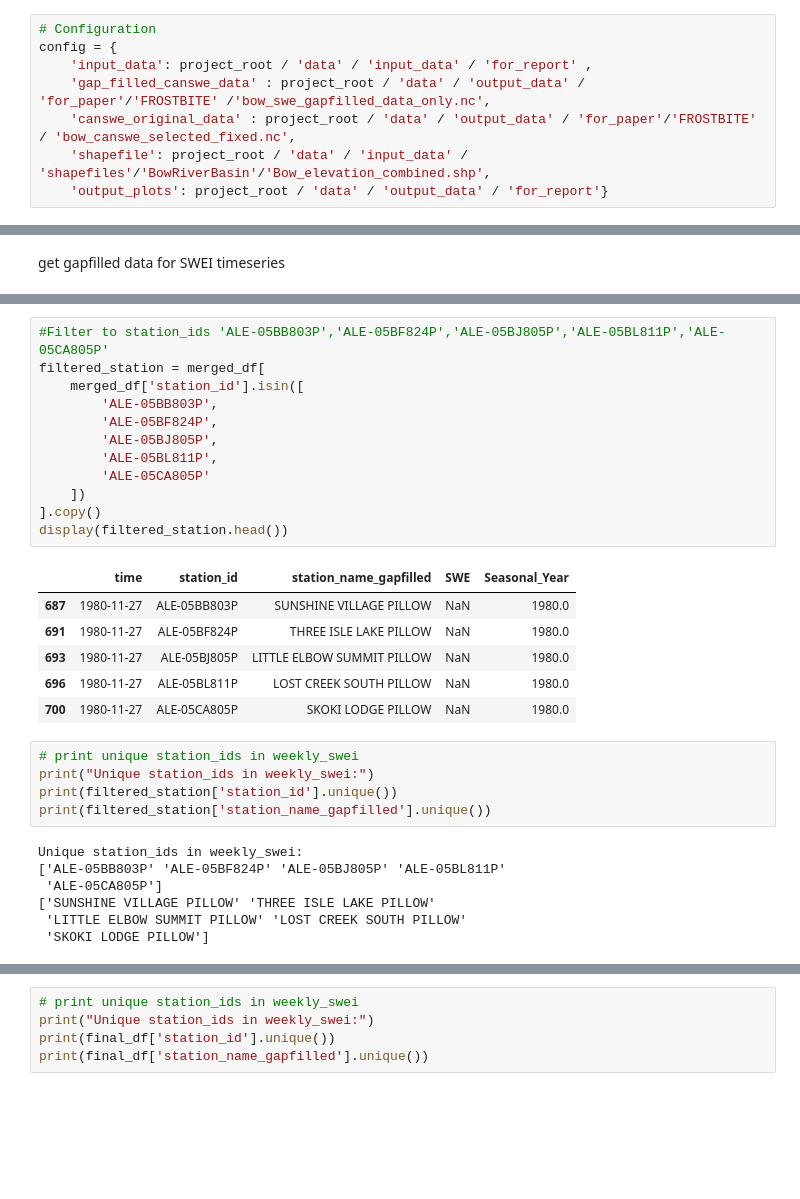
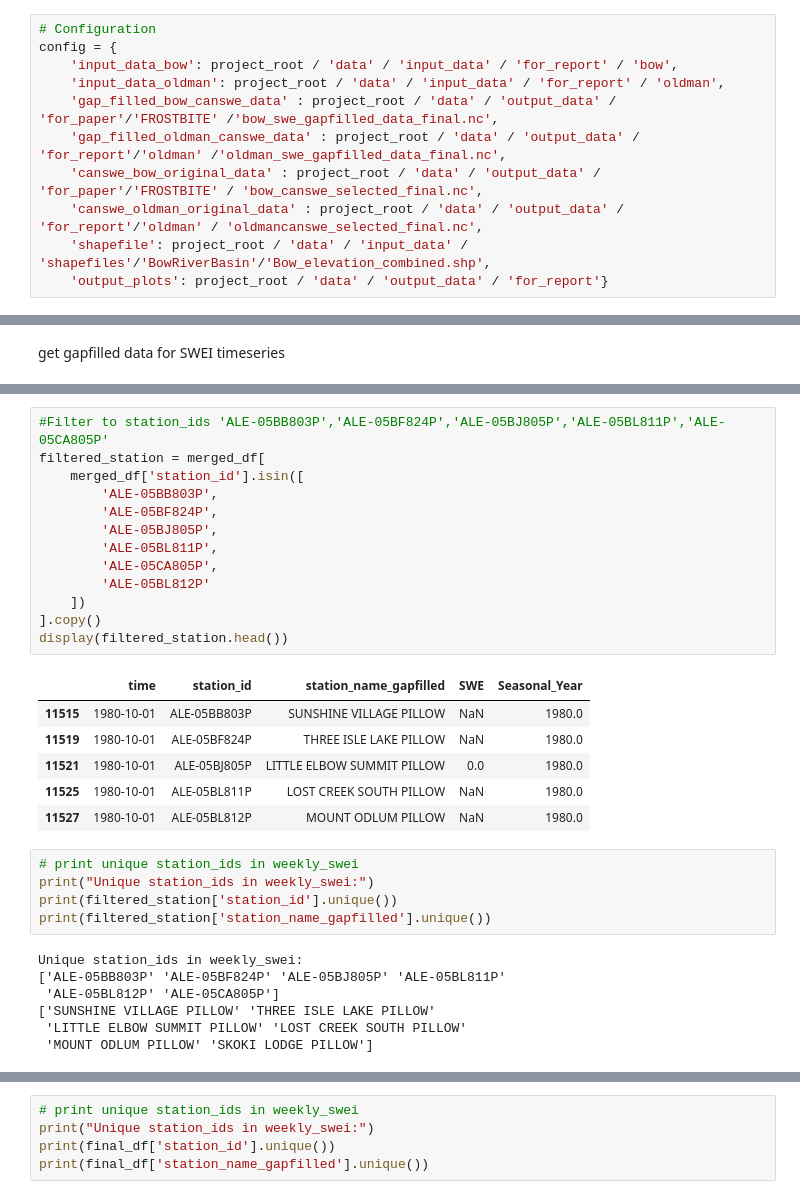
Before and after one commit to Nadiesenali/snowdroughtindex-main, a Jupyter notebook: notebooks/workflows/11_for_report.ipynb, the cells around one changed output, grey strips where cells are left out. Drawn from its saved outputs; the diff is of its cells as text; blank space fills up the shorter version.

```diff
--- a/notebooks/workflows/11_for_report.ipynb
+++ b/notebooks/workflows/11_for_report.ipynb
@@ -22,9 +22,12 @@ sys.path.append(str(project_root))
 # %%
 # Configuration
 config = {
-    'input_data': project_root / 'data' / 'input_data' / 'for_report' ,
-    'gap_filled_canswe_data' : project_root / 'data' / 'output_data' / 'for_paper'/'FROSTBITE' /'bow_swe_gapfilled_data_only.nc',
-    'canswe_original_data' : project_root / 'data' / 'output_data' / 'for_paper'/'FROSTBITE' / 'bow_canswe_selected_fixed.nc',
+    'input_data_bow': project_root / 'data' / 'input_data' / 'for_report' / 'bow',
+    'input_data_oldman': project_root / 'data' / 'input_data' / 'for_report' / 'oldman',
+    'gap_filled_bow_canswe_data' : project_root / 'data' / 'output_data' / 'for_paper'/'FROSTBITE' /'bow_swe_gapfilled_data_final.nc',
+    'gap_filled_oldman_canswe_data' : project_root / 'data' / 'output_data' / 'for_report'/'oldman' /'oldman_swe_gapfilled_data_final.nc',
+    'canswe_bow_original_data' : project_root / 'data' / 'output_data' / 'for_paper'/'FROSTBITE' / 'bow_canswe_selected_final.nc',
+    'canswe_oldman_original_data' : project_root / 'data' / 'output_data' / 'for_report'/'oldman' / 'oldmancanswe_selected_final.nc',
     'shapefile': project_root / 'data' / 'input_data' / 'shapefiles'/'BowRiverBasin'/'Bow_elevation_combined.shp',
     'output_plots': project_root / 'data' / 'output_data' / 'for_report'}
 # %% [markdown]
@@ -326,22 +566,23 @@ display(merged_df.head())
 # %%
 #Filter to station_ids 'ALE-05BB803P','ALE-05BF824P','ALE-05BJ805P','ALE-05BL811P','ALE-05CA805P'
 filtered_station = merged_df[
     merged_df['station_id'].isin([
         'ALE-05BB803P',
         'ALE-05BF824P',
         'ALE-05BJ805P',
         'ALE-05BL811P',
-        'ALE-05CA805P'
+        'ALE-05CA805P',
+        'ALE-05BL812P'
     ])
 ].copy()
 display(filtered_station.head())
 # %% [output]
 |  | time | station_id | station_name_gapfilled | SWE | Seasonal_Year |
-| 687 | 1980-11-27 | ALE-05BB803P | SUNSHINE VILLAGE PILLOW | NaN | 1980.0 |
-| 691 | 1980-11-27 | ALE-05BF824P | THREE ISLE LAKE PILLOW | NaN | 1980.0 |
-| 693 | 1980-11-27 | ALE-05BJ805P | LITTLE ELBOW SUMMIT PILLOW | NaN | 1980.0 |
-| 696 | 1980-11-27 | ALE-05BL811P | LOST CREEK SOUTH PILLOW | NaN | 1980.0 |
-| 700 | 1980-11-27 | ALE-05CA805P | SKOKI LODGE PILLOW | NaN | 1980.0 |
+| 11515 | 1980-10-01 | ALE-05BB803P | SUNSHINE VILLAGE PILLOW | NaN | 1980.0 |
+| 11519 | 1980-10-01 | ALE-05BF824P | THREE ISLE LAKE PILLOW | NaN | 1980.0 |
+| 11521 | 1980-10-01 | ALE-05BJ805P | LITTLE ELBOW SUMMIT PILLOW | 0.0 | 1980.0 |
+| 11525 | 1980-10-01 | ALE-05BL811P | LOST CREEK SOUTH PILLOW | NaN | 1980.0 |
+| 11527 | 1980-10-01 | ALE-05BL812P | MOUNT ODLUM PILLOW | NaN | 1980.0 |
 # %%
 # print unique station_ids in weekly_swei
 print("Unique station_ids in weekly_swei:")
@@ -350,10 +591,10 @@ print(filtered_station['station_name_gapfilled'].unique())
 # %% [output]
 Unique station_ids in weekly_swei:
 ['ALE-05BB803P' 'ALE-05BF824P' 'ALE-05BJ805P' 'ALE-05BL811P'
- 'ALE-05CA805P']
+ 'ALE-05BL812P' 'ALE-05CA805P']
 ['SUNSHINE VILLAGE PILLOW' 'THREE ISLE LAKE PILLOW'
  'LITTLE ELBOW SUMMIT PILLOW' 'LOST CREEK SOUTH PILLOW'
- 'SKOKI LODGE PILLOW']
+ 'MOUNT ODLUM PILLOW' 'SKOKI LODGE PILLOW']
 # %%
 # add station_name_gapfilled to season_2025_df by mapping station_id
 station_name_map = filtered_station.set_index('station_id')['station_name_gapfilled'].to_dict()
```
Also changed, not shown: parts of 10 cells of this notebook, 2 other files.
